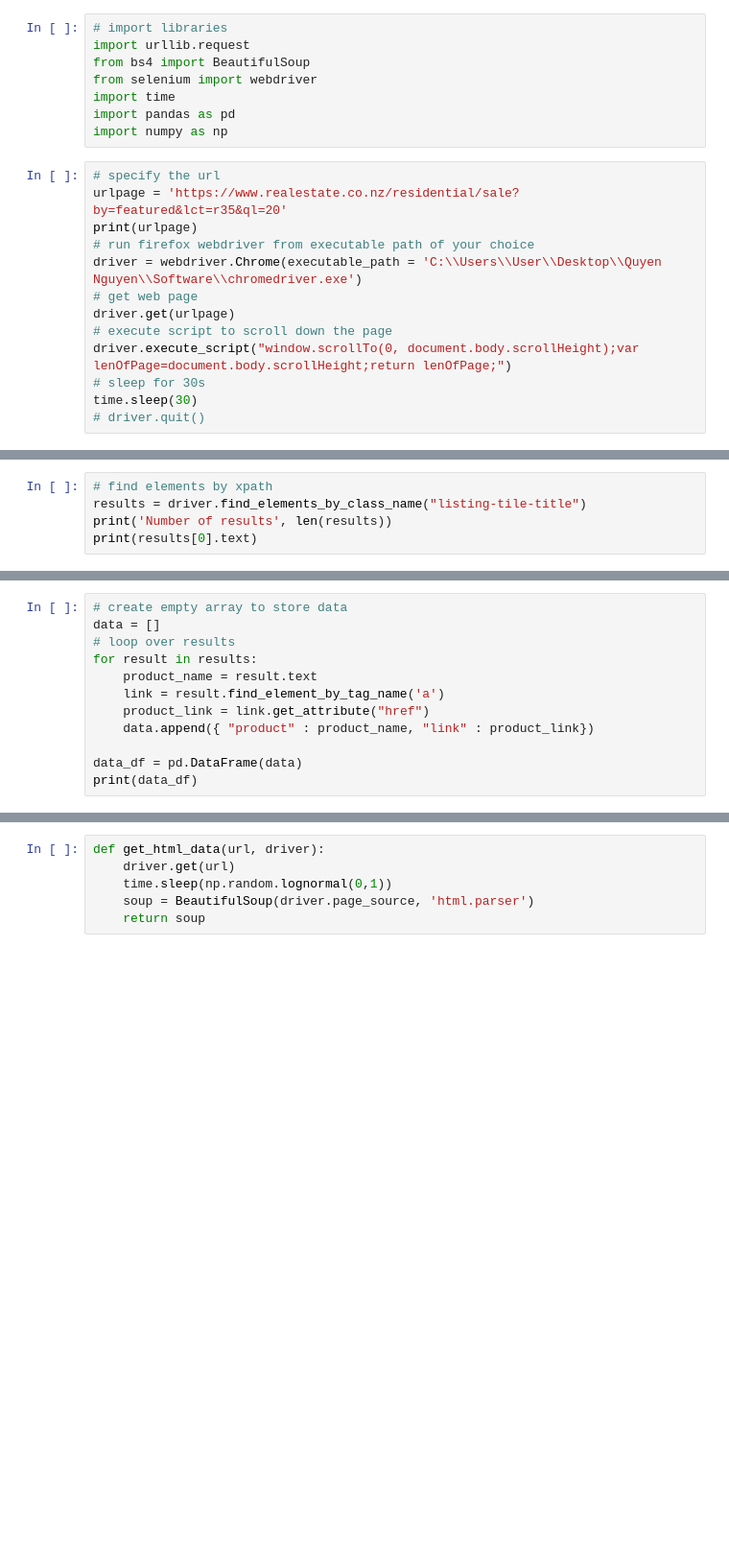
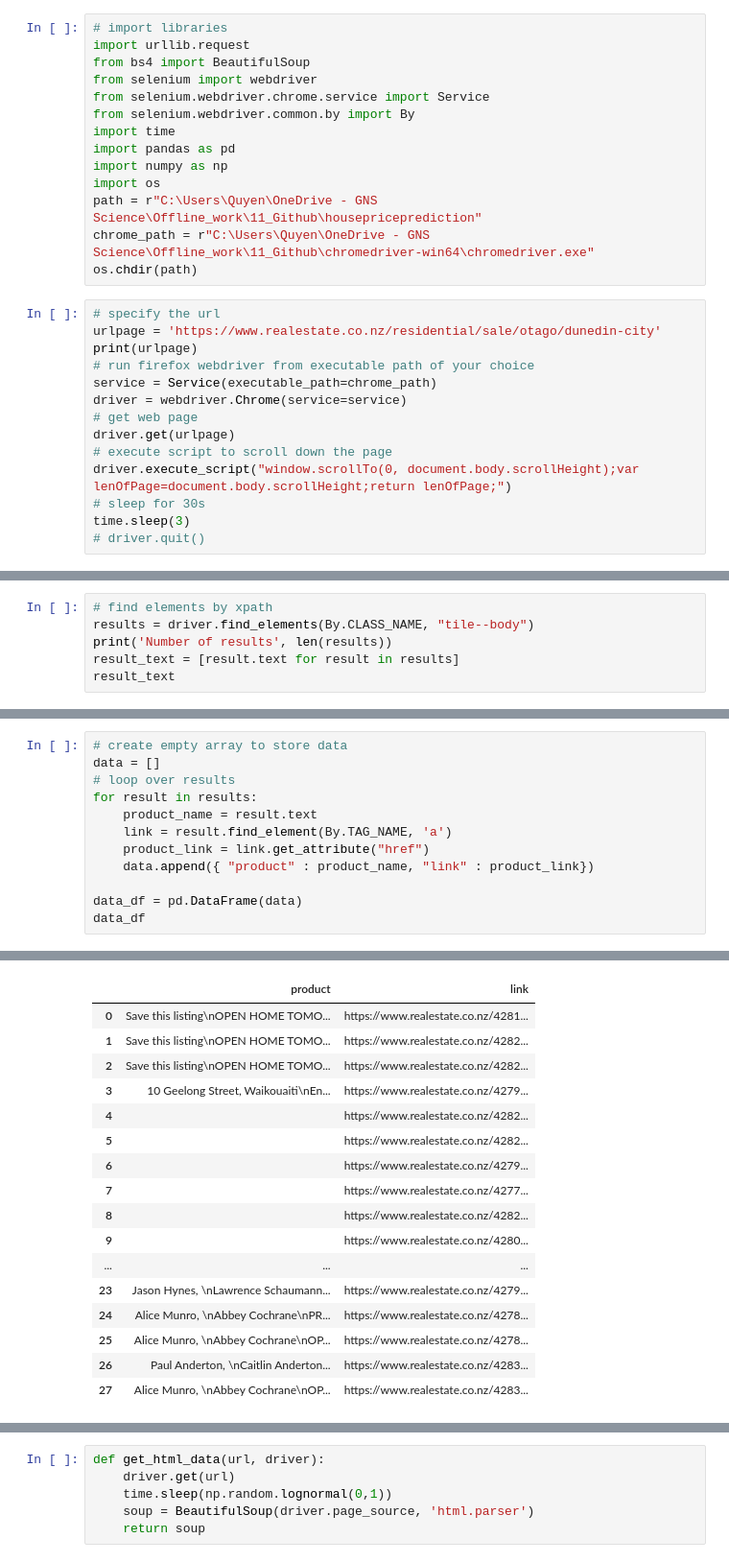
Before and after one commit to quyennguyen2201/housepriceprediction, a Jupyter notebook: Webscrapping.ipynb, the cells around one changed output, grey strips where cells are left out. Shown: that part at 96% size. Cells and saved outputs as stored; diff of their text form; blank space fills up the shorter version.

```diff
--- a/Webscrapping.ipynb
+++ b/Webscrapping.ipynb
@@ -3,20 +3,27 @@
 import urllib.request
 from bs4 import BeautifulSoup
 from selenium import webdriver
+from selenium.webdriver.chrome.service import Service
+from selenium.webdriver.common.by import By
 import time
 import pandas as pd
 import numpy as np
+import os
+path = r"C:\Users\Quyen\OneDrive - GNS Science\Offline_work\11_Github\housepriceprediction"
+chrome_path = r"C:\Users\Quyen\OneDrive - GNS Science\Offline_work\11_Github\chromedriver-win64\chromedriver.exe"
+os.chdir(path)
 # %%
 # specify the url
-urlpage = 'https://www.realestate.co.nz/residential/sale?by=featured&lct=r35&ql=20'
+urlpage = 'https://www.realestate.co.nz/residential/sale/otago/dunedin-city'
 print(urlpage)
 # run firefox webdriver from executable path of your choice
-driver = webdriver.Chrome(executable_path = 'C:\\Users\\User\\Desktop\\Quyen Nguyen\\Software\\chromedriver.exe')
+service = Service(executable_path=chrome_path)
+driver = webdriver.Chrome(service=service)
 # get web page
 driver.get(urlpage)
 # execute script to scroll down the page
 driver.execute_script("window.scrollTo(0, document.body.scrollHeight);var lenOfPage=document.body.scrollHeight;return lenOfPage;")
 # sleep for 30s
-time.sleep(30)
+time.sleep(3)
 # driver.quit()
 # %% [output]
@@ -24,6 +31,7 @@ https://www.realestate.co.nz/residential/sale?by=featured&lct=r35&ql=20
 # %%
 # find elements by xpath
-results = driver.find_elements_by_class_name("listing-tile-title")
+results = driver.find_elements(By.CLASS_NAME, "tile--body")
 print('Number of results', len(results))
-print(results[0].text)
+result_text = [result.text for result in results]
+result_text
 # %% [output]
@@ -35,10 +59,10 @@ data = []
 # loop over results
 for result in results:
     product_name = result.text
-    link = result.find_element_by_tag_name('a')
+    link = result.find_element(By.TAG_NAME, 'a')
     product_link = link.get_attribute("href")
     data.append({ "product" : product_name, "link" : product_link})
 
 data_df = pd.DataFrame(data)
-print(data_df)
+data_df
 # %% [output]
@@ -62,3 +69,20 @@ print(data_df)
+|  | product | link |
+| 0 | Save this listing\nOPEN HOME TOMO... | https://www.realestate.co.nz/4281... |
+| 1 | Save this listing\nOPEN HOME TOMO... | https://www.realestate.co.nz/4282... |
+| 2 | Save this listing\nOPEN HOME TOMO... | https://www.realestate.co.nz/4282... |
+| 3 | 10 Geelong Street, Waikouaiti\nEn... | https://www.realestate.co.nz/4279... |
+| 4 |  | https://www.realestate.co.nz/4282... |
+| 5 |  | https://www.realestate.co.nz/4282... |
+| 6 |  | https://www.realestate.co.nz/4279... |
+| 7 |  | https://www.realestate.co.nz/4277... |
+| 8 |  | https://www.realestate.co.nz/4282... |
+| 9 |  | https://www.realestate.co.nz/4280... |
+| ... | ... | ... |
+| 23 | Jason Hynes, \nLawrence Schaumann... | https://www.realestate.co.nz/4279... |
+| 24 | Alice Munro, \nAbbey Cochrane\nPR... | https://www.realestate.co.nz/4278... |
+| 25 | Alice Munro, \nAbbey Cochrane\nOP... | https://www.realestate.co.nz/4278... |
+| 26 | Paul Anderton, \nCaitlin Anderton... | https://www.realestate.co.nz/4283... |
+| 27 | Alice Munro, \nAbbey Cochrane\nOP... | https://www.realestate.co.nz/4283... |
 # %%
 #Go to each site to get the new data
 for index, row in data_df.iterrows():
```
Also changed, not shown: parts of 6 cells of this notebook.
